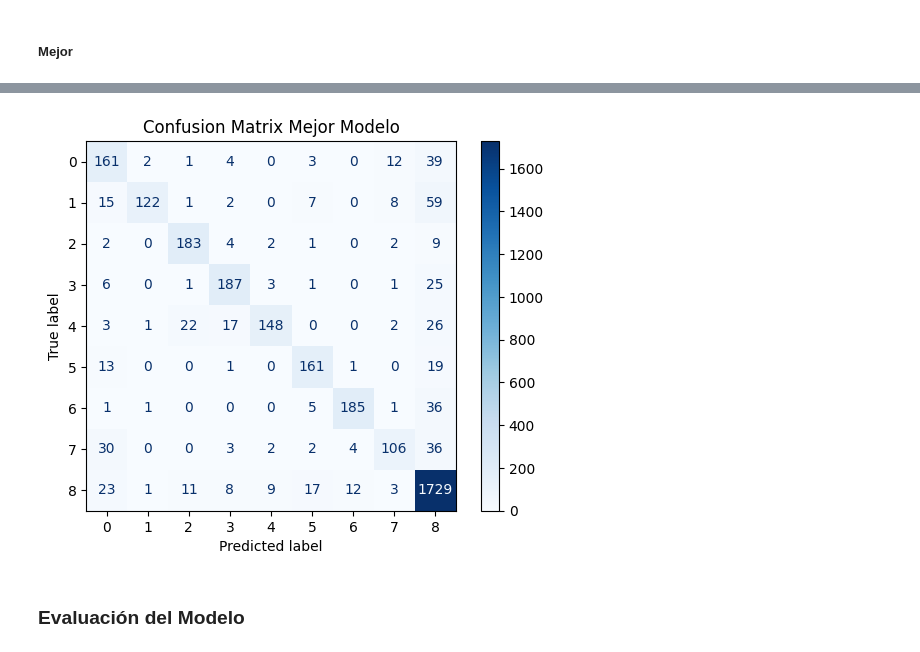
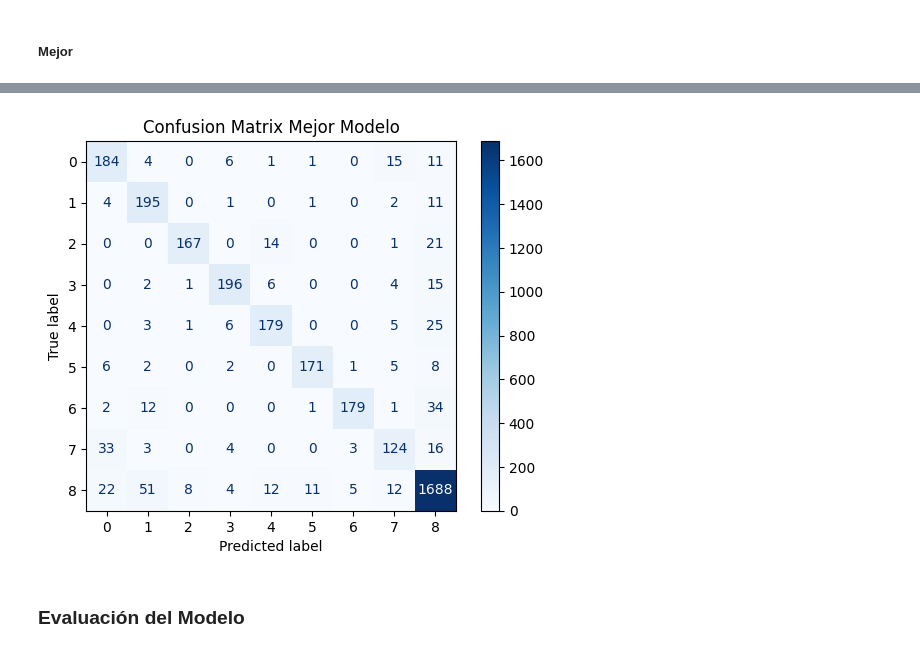
Before and after one commit to AcerejaAMS/Proyecto-TSAP, a Jupyter notebook: Comparacion_Modelos.ipynb, the cells around one changed output, grey strips where cells are left out. Cells and saved outputs as stored; diff of their text form; code cells hidden in the pictures.

```diff
--- a/Comparacion_Modelos.ipynb
+++ b/Comparacion_Modelos.ipynb
@@ -8,9 +8,10 @@ import numpy as np
 # %%
 model_hsv_128_128_3 = tf.keras.models.load_model('Modelos/HSV_128_128_3/best_model_hsv_128_128_3.keras')
 model_hsv_224_224_3 = tf.keras.models.load_model('Modelos/HSV_224_224_3/best_model_hsv_224_224_3.keras')
-model_rgb_128_128_3 = tf.keras.models.load_model('Modelos/RGB_128_128_3/best_model_rgb_128_128_3.keras')
+model_rgb_128_128_3 = tf.keras.models.load_model('Modelos/Best_Model_Global.keras')
 model_rgb_224_224_3 = tf.keras.models.load_model('Modelos/RGB_224_224_3/best_model_rgb_224_224_3.keras')
-mejor_model = tf.keras.models.load_model('Modelos/Best_Model_Global.keras')
+model_resnet50 = tf.keras.models.load_model('Modelos/ResNet50/model.keras')
+mejor_model = tf.keras.models.load_model('Modelos/best_model_224_224_3.keras')
 # %% [markdown]
 ### Cargar Conjuntos de Prueba
 # %%
@@ -277,5 +316,5 @@ plot_confusion_matrix(model_rgb_224_224_3, X_test_rgb_224_224_3, y_test_rgb_224_
 # %% [markdown]
 ##### Mejor
 # %%
-plot_confusion_matrix(mejor_model, X_test_rgb_128_128_3, y_test_rgb_128_128_3, title='Confusion Matrix Mejor Modelo')
+plot_confusion_matrix(mejor_model, X_test_rgb_224_224_3, y_test_rgb_224_224_3, title='Confusion Matrix Mejor Modelo')
 # %% [output]
@@ -283,4 +322,4 @@ plot_confusion_matrix(mejor_model, X_test_rgb_128_128_3, y_test_rgb_128_128_3, t
-[figure, old version]
+[figure, new version]
 # %% [markdown]
 ### Evaluación del Modelo
 # %%
```
Also changed, not shown: parts of 16 cells of this notebook.
